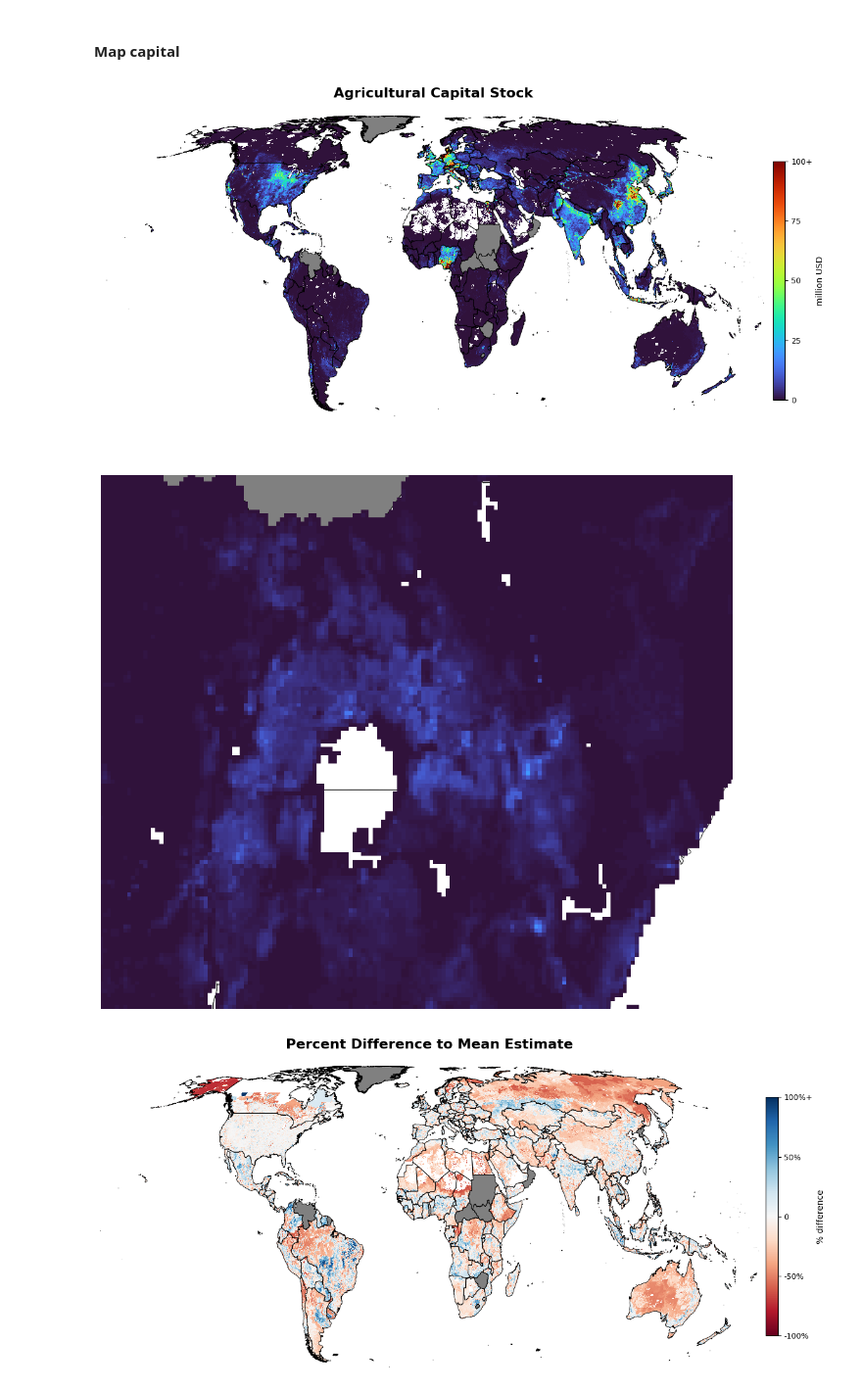
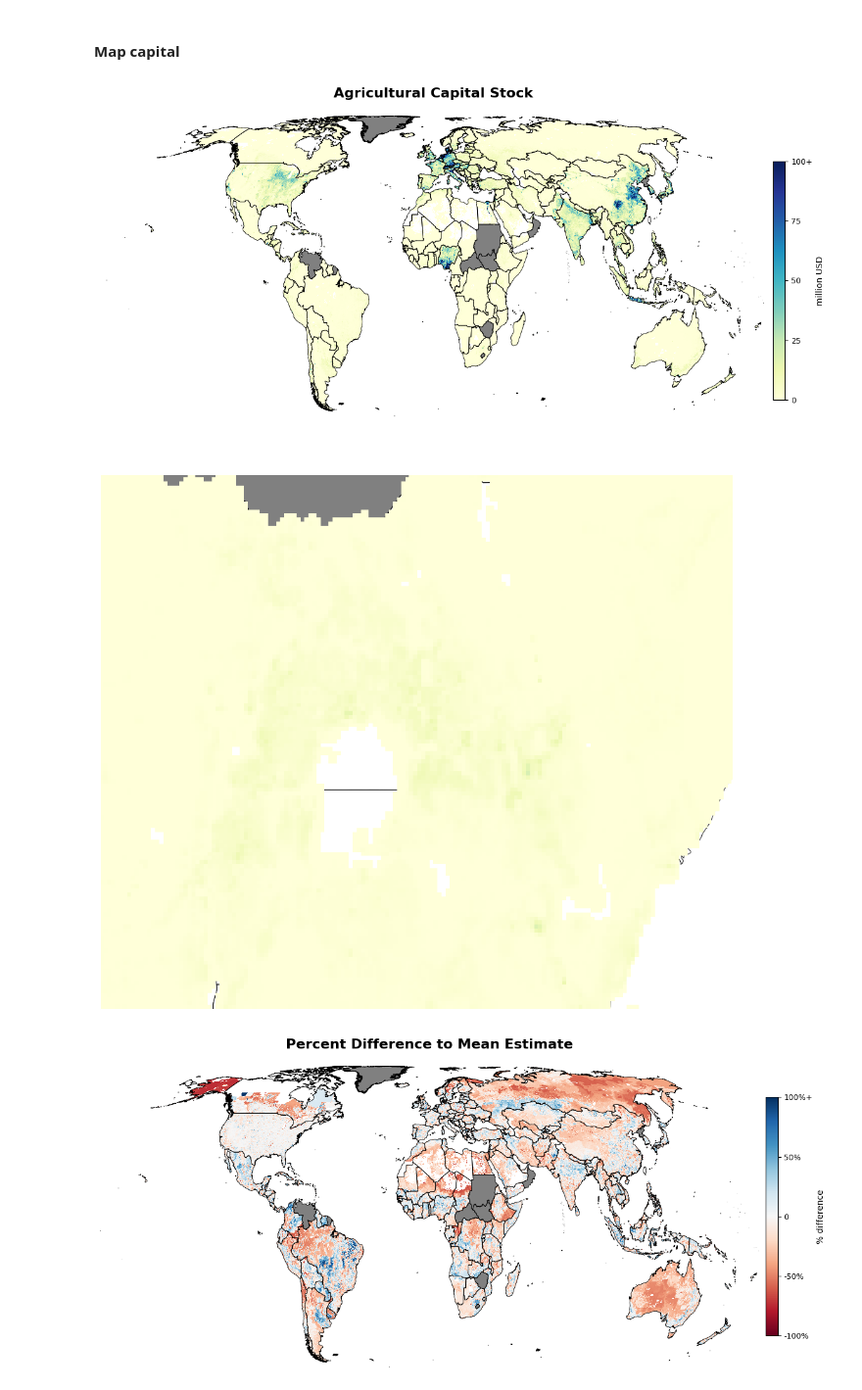
Before and after one commit to carinamani/AgDownscaling, a Jupyter notebook: 04_FIGURES/map_final_rasters.ipynb, the cells around one changed output. Shown at 98% size. Drawn from its saved outputs; the diff is of its cells as text; code cells hidden in the pictures.

```diff
--- a/04_FIGURES/map_final_rasters.ipynb
+++ b/04_FIGURES/map_final_rasters.ipynb
@@ -114,7 +114,7 @@ country_boundaries.plot(
 # Raster
 im = value_plot.plot(
     ax=ax,
-    cmap="turbo",
+    cmap="YlGnBu",
     vmin=0,
     vmax=100,
     add_colorbar=False,
@@ -149,7 +149,7 @@ plt.show()
 
 fig.savefig(f"{fd}/{name}.png", dpi=300, bbox_inches='tight')
 # %% [output]
-[figure, old version]
+[figure, new version]
 # %%
 ##### Produce regional map of capital stock
 
@@ -179,7 +179,7 @@ country_boundaries.plot(
 # Raster on top
 im = value_plot.plot(
     ax=ax,
-    cmap="turbo",
+    cmap="YlGnBu",
     vmin=0,
     vmax=100,
     add_colorbar=False,
@@ -201,34 +201,34 @@ transformer = Transformer.from_crs("EPSG:4326", "ESRI:54042", always_xy=True)
 
 # # Colombia & Venezuela
 # minx, miny = transformer.transform(-80.024414,-2.108899)
 # maxx, maxy = transformer.transform(-59.677734,13.923404)
 
 # # China and East Asia
 # minx, miny = transformer.transform(98.026886,20.106878)
 # maxx, maxy = transformer.transform(150.409698,46.049884)
 
 # East Africa
 minx, miny = transformer.transform(27.421875,-5.747174)
 maxx, maxy = transformer.transform(43.637695,5.353521)
 
 # # West Africa
 # minx, miny = transformer.transform(-7.638554,-0.63891)
 # maxx, maxy = transformer.transform(20.229231,19.330259)
 
 # # Continental US
 # minx, miny = transformer.transform(-130.609589,20.777383)
 # maxx, maxy = transformer.transform(-66.976776,49.675182)
 
 # Rest
 ax.set_xlim([minx, maxx])
 ax.set_ylim([miny, maxy])
 
 ax.set_axis_off()
 
 plt.tight_layout()
 plt.show()
 # %% [output]
-[figure, old version]
+[figure, new version]
 # %%
 ##### Global map of sensitivity of capital estimates (mean vs p10/p90)
 
```
Also changed, not shown: parts of 4 cells of this notebook, 3 other files.
